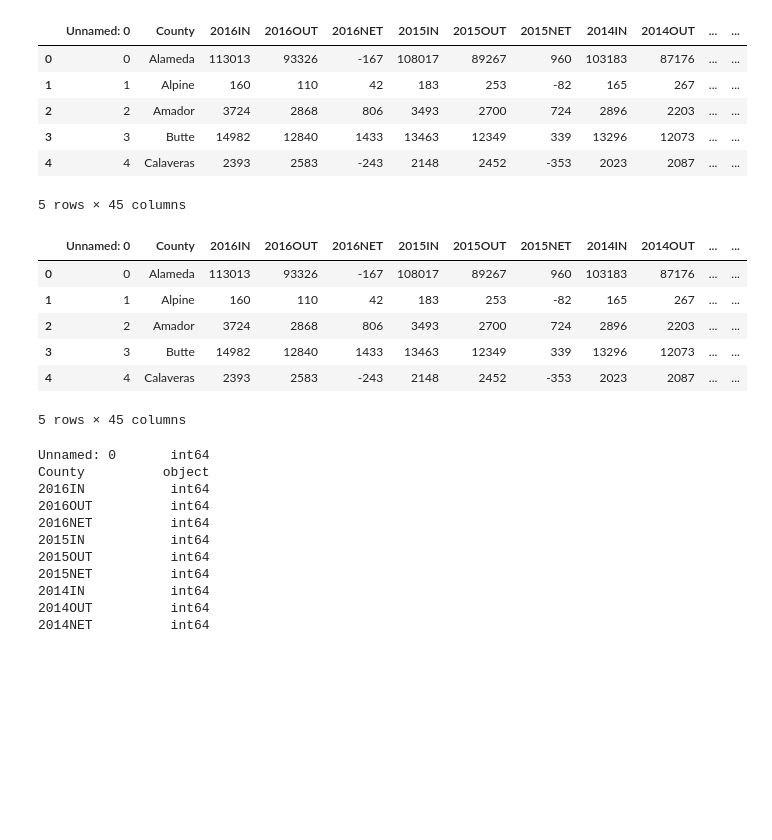
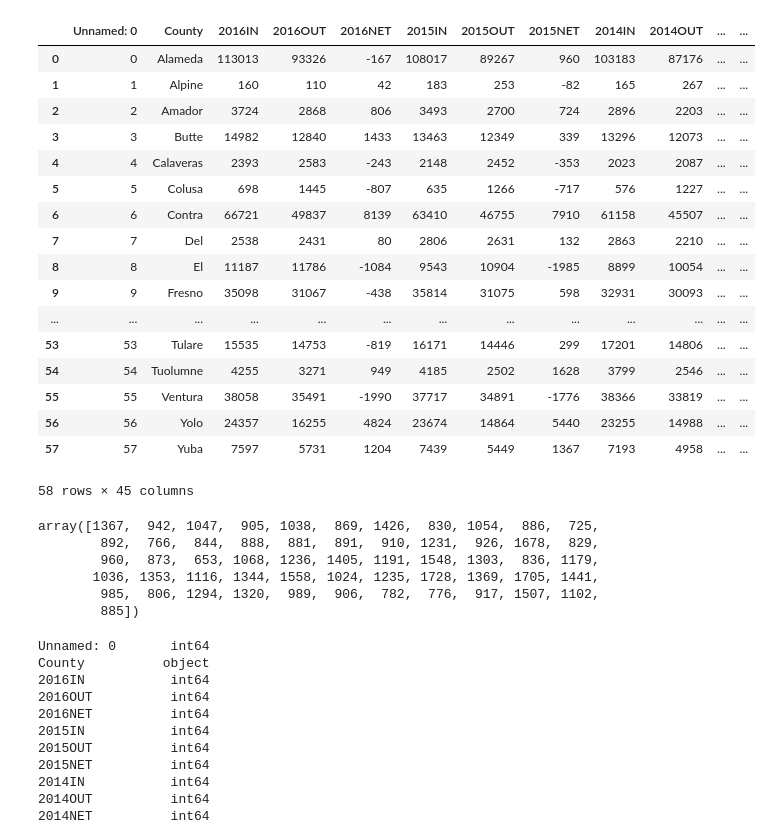
Before and after one commit to Senkichi/ACS, a Jupyter notebook: python/LoadCsvToMongo.ipynb, the cells around one changed output. Saved outputs shown, nothing was run; the diff lists cells and outputs as text; code cells hidden in the pictures; blank space fills up the shorter version.

```diff
--- a/python/LoadCsvToMongo.ipynb
+++ b/python/LoadCsvToMongo.ipynb
@@ -7,27 +7,37 @@ conn = 'mongodb://root:ucbmongodb@35.184.4.63:27017'
 client = pymongo.MongoClient(conn)
 db = client.ACS
 # %%
-censusdf=pd.read_csv('../static/data/final_w_lat_lon.csv')
-censusdf.head()
+censusdf=pd.read_csv('/Users/sandeep/Desktop/census.csv')
+censusdf
 # %% [output]
 |  | Unnamed: 0 | County | 2016IN | 2016OUT | 2016NET | 2015IN | 2015OUT | 2015NET | 2014IN | 2014OUT | ... | ... |
 | 0 | 0 | Alameda | 113013 | 93326 | -167 | 108017 | 89267 | 960 | 103183 | 87176 | ... | ... |
 | 1 | 1 | Alpine | 160 | 110 | 42 | 183 | 253 | -82 | 165 | 267 | ... | ... |
 | 2 | 2 | Amador | 3724 | 2868 | 806 | 3493 | 2700 | 724 | 2896 | 2203 | ... | ... |
 | 3 | 3 | Butte | 14982 | 12840 | 1433 | 13463 | 12349 | 339 | 13296 | 12073 | ... | ... |
 | 4 | 4 | Calaveras | 2393 | 2583 | -243 | 2148 | 2452 | -353 | 2023 | 2087 | ... | ... |
+| 5 | 5 | Colusa | 698 | 1445 | -807 | 635 | 1266 | -717 | 576 | 1227 | ... | ... |
+| 6 | 6 | Contra | 66721 | 49837 | 8139 | 63410 | 46755 | 7910 | 61158 | 45507 | ... | ... |
+| 7 | 7 | Del | 2538 | 2431 | 80 | 2806 | 2631 | 132 | 2863 | 2210 | ... | ... |
+| 8 | 8 | El | 11187 | 11786 | -1084 | 9543 | 10904 | -1985 | 8899 | 10054 | ... | ... |
+| 9 | 9 | Fresno | 35098 | 31067 | -438 | 35814 | 31075 | 598 | 32931 | 30093 | ... | ... |
+| ... | ... | ... | ... | ... | ... | ... | ... | ... | ... | ... | ... | ... |
+| 53 | 53 | Tulare | 15535 | 14753 | -819 | 16171 | 14446 | 299 | 17201 | 14806 | ... | ... |
+| 54 | 54 | Tuolumne | 4255 | 3271 | 949 | 4185 | 2502 | 1628 | 3799 | 2546 | ... | ... |
+| 55 | 55 | Ventura | 38058 | 35491 | -1990 | 37717 | 34891 | -1776 | 38366 | 33819 | ... | ... |
+| 56 | 56 | Yolo | 24357 | 16255 | 4824 | 23674 | 14864 | 5440 | 23255 | 14988 | ... | ... |
+| 57 | 57 | Yuba | 7597 | 5731 | 1204 | 7439 | 5449 | 1367 | 7193 | 4958 | ... | ... |
-5 rows × 45 columns
+58 rows × 45 columns
 # %%
-censusdf['Lon'] = censusdf['Lon'].str.replace('–','-').astype('float64', copy=False)
-censusdf.head()
+censusdf['Lon'] = censusdf['Lon'].str.replace('‚Äì','-').astype('float64', copy=False)
+censusdf['2015RENT'].unique()
 # %% [output]
-|  | Unnamed: 0 | County | 2016IN | 2016OUT | 2016NET | 2015IN | 2015OUT | 2015NET | 2014IN | 2014OUT | ... | ... |
-| 0 | 0 | Alameda | 113013 | 93326 | -167 | 108017 | 89267 | 960 | 103183 | 87176 | ... | ... |
-| 1 | 1 | Alpine | 160 | 110 | 42 | 183 | 253 | -82 | 165 | 267 | ... | ... |
-| 2 | 2 | Amador | 3724 | 2868 | 806 | 3493 | 2700 | 724 | 2896 | 2203 | ... | ... |
-| 3 | 3 | Butte | 14982 | 12840 | 1433 | 13463 | 12349 | 339 | 13296 | 12073 | ... | ... |
-| 4 | 4 | Calaveras | 2393 | 2583 | -243 | 2148 | 2452 | -353 | 2023 | 2087 | ... | ... |
-5 rows × 45 columns
+array([1367,  942, 1047,  905, 1038,  869, 1426,  830, 1054,  886,  725,
+        892,  766,  844,  888,  881,  891,  910, 1231,  926, 1678,  829,
+        960,  873,  653, 1068, 1236, 1405, 1191, 1548, 1303,  836, 1179,
+       1036, 1353, 1116, 1344, 1558, 1024, 1235, 1728, 1369, 1705, 1441,
+        985,  806, 1294, 1320,  989,  906,  782,  776,  917, 1507, 1102,
+        885])
 # %%
 # pd.to_numeric(censusdf['Lon'])
 censusdf.dtypes
```
Also changed, not shown: 8 other files.
